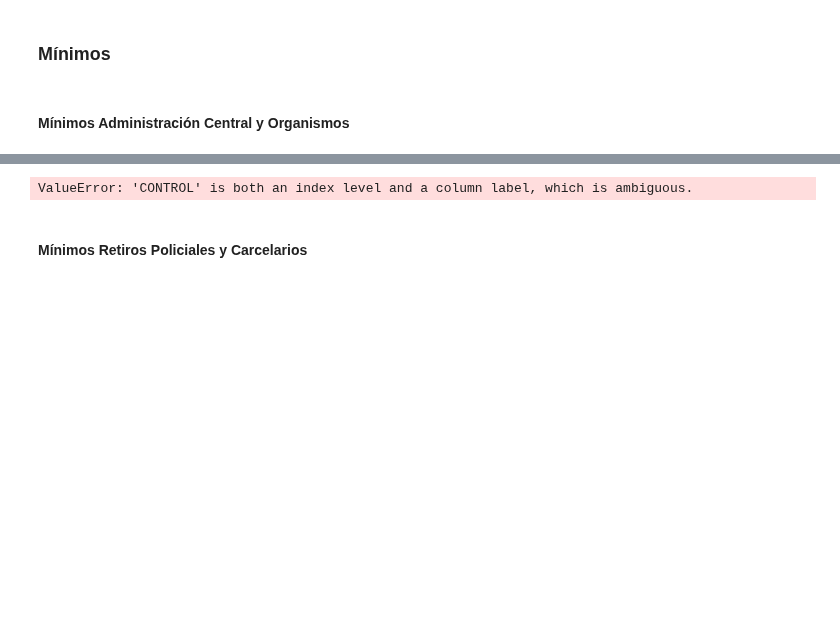
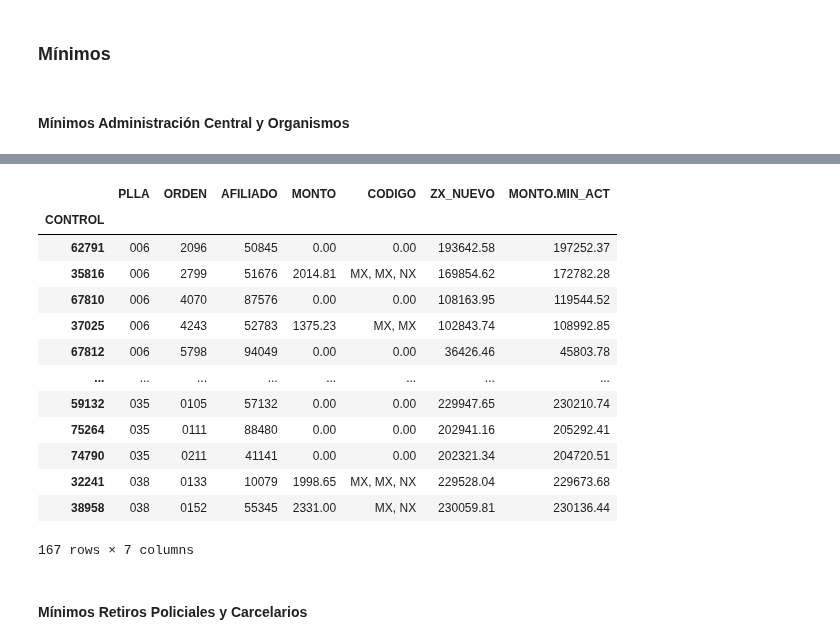
Before and after one commit to chrisgalvez/ReportesLiquidaciones, a Jupyter notebook: COMPARATIVA LIQUIDACIONES.ipynb, the cells around one changed output, grey strips where cells are left out. Drawn from its saved outputs; the diff is of its cells as text; code cells hidden in the pictures; blank space fills up the shorter version.

```diff
--- a/COMPARATIVA LIQUIDACIONES.ipynb
+++ b/COMPARATIVA LIQUIDACIONES.ipynb
@@ -203,10 +190,0 @@ brutos_minimo = beneficios_liq.join(liquidacion_liq, on=["PLLA","ORDEN","AFILIAD
-# %%
-brutos_minimo = brutos_minimo[brutos_minimo["CODIGO"].isin(codigos_minimo)].groupby(by="CONTROL").sum()[["MONTO"]]
-# %% [output]
-ValueError: 'CONTROL' is both an index level and a column label, which is ambiguous.
-# %%
-
-brutos_liq
-brutos_minimo.drop(columns=["CONTROL"], axis=1, inplace=True)
-brutos_minimo = brutos_liq[brutos_liq["CODIGO"].isin(codigos_bruto)].groupby(by="CONTROL").sum("MONTO")
-brutos_minimo
@@ -221,3 +191,30 @@ minimos.loc[(minimos["BRUTO_act"]+minimos["ZX_act"]>(MINIMO_GENERAL*minimos["POR
+# %%
+brutos_minimo.fillna(0.0, inplace = True)
+brutos_minimo.loc[brutos_minimo["BENEFICIO"] + brutos_minimo["MONTO"] < MINIMO_GENERAL * brutos_minimo["PORCENTAJE"],
+                  "ZX_NUEVO"] = round((MINIMO_GENERAL * brutos_minimo["PORCENTAJE"]) - brutos_minimo["BENEFICIO"] - brutos_minimo["MONTO"],2)
+# %%
+minimos_actuales = liquidacion_liq[liquidacion_liq["CODIGO"].isin(['ZX'])]
+
+brutos_minimo = brutos_minimo.join(minimos_actuales, on=["PLLA","ORDEN","AFILIADO"],how="inner", rsuffix=".MIN_ACT")
+
+minimos_ac = brutos_minimo[[ "PLLA", "ORDEN","AFILIADO", "MONTO", "CODIGO", "ZX_NUEVO", "MONTO.MIN_ACT"]]
+# %%
+minimos_ac[abs(minimos_ac["ZX_NUEVO"]-minimos_ac["MONTO.MIN_ACT"]) > 1.0]
+# %% [output]
+|  | PLLA | ORDEN | AFILIADO | MONTO | CODIGO | ZX_NUEVO | MONTO.MIN_ACT |
+| CONTROL |  |  |  |  |  |  |  |
+| 62791 | 006 | 2096 | 50845 | 0.00 | 0.00 | 193642.58 | 197252.37 |
+| 35816 | 006 | 2799 | 51676 | 2014.81 | MX, MX, NX | 169854.62 | 172782.28 |
+| 67810 | 006 | 4070 | 87576 | 0.00 | 0.00 | 108163.95 | 119544.52 |
+| 37025 | 006 | 4243 | 52783 | 1375.23 | MX, MX | 102843.74 | 108992.85 |
+| 67812 | 006 | 5798 | 94049 | 0.00 | 0.00 | 36426.46 | 45803.78 |
+| ... | ... | ... | ... | ... | ... | ... | ... |
+| 59132 | 035 | 0105 | 57132 | 0.00 | 0.00 | 229947.65 | 230210.74 |
+| 75264 | 035 | 0111 | 88480 | 0.00 | 0.00 | 202941.16 | 205292.41 |
+| 74790 | 035 | 0211 | 41141 | 0.00 | 0.00 | 202321.34 | 204720.51 |
+| 32241 | 038 | 0133 | 10079 | 1998.65 | MX, MX, NX | 229528.04 | 229673.68 |
+| 38958 | 038 | 0152 | 55345 | 2331.00 | MX, NX | 230059.81 | 230136.44 |
+167 rows × 7 columns
 # %% [markdown]
 #### Mínimos Retiros Policiales y Carcelarios
 # %%
```
Also changed, not shown: parts of 6 cells of this notebook, 7 other files.
